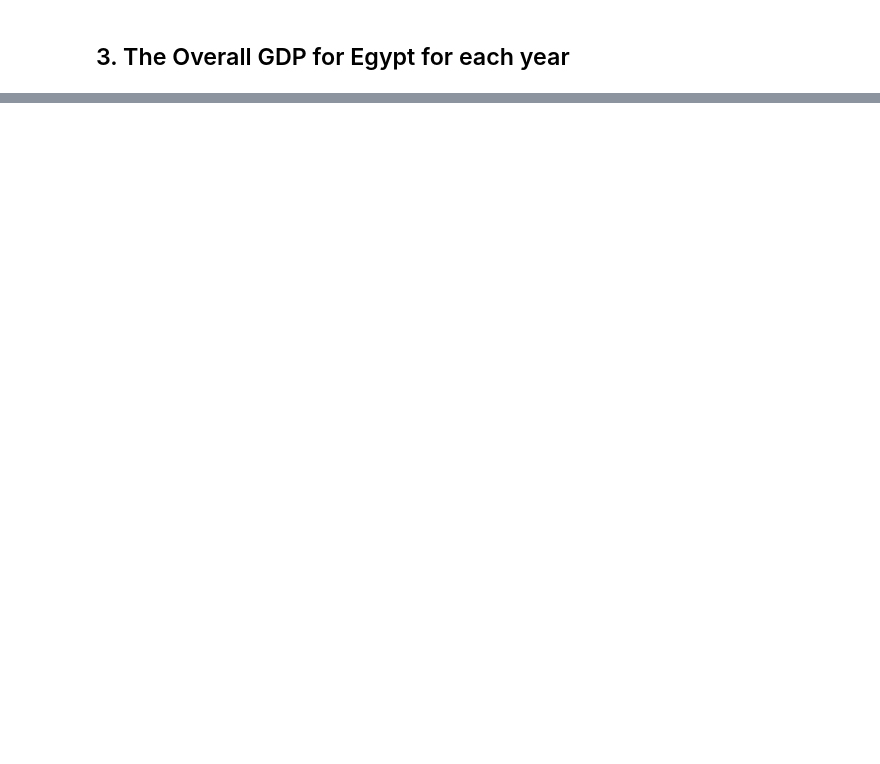
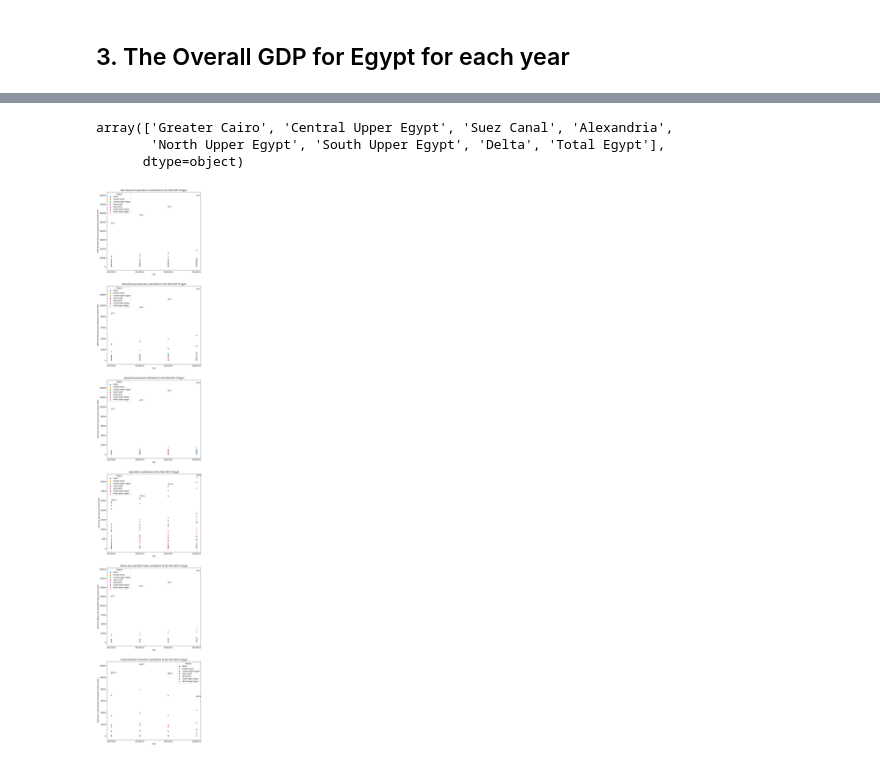
Before and after one commit to OmdenaAI/giza-egypt-chapter-analysing-open-data, a Jupyter notebook: src/tasks/task_2_data_visualization/GDP-by-Governorate.ipynb, the cells around one changed output, grey strips where cells are left out. Drawn from its saved outputs; the diff is of its cells as text; code cells hidden in the pictures; blank space fills up the shorter version.

```diff
--- a/src/tasks/task_2_data_visualization/GDP-by-Governorate.ipynb
+++ b/src/tasks/task_2_data_visualization/GDP-by-Governorate.ipynb
@@ -250,0 +339,28 @@ for i, field in enumerate(fields):
+# %%
+region_labels = gdp_data.Region.unique()
+region_labels
+# %% [output]
+array(['Greater Cairo', 'Central Upper Egypt', 'Suez Canal', 'Alexandria',
+       'North Upper Egypt', 'South Upper Egypt', 'Delta', 'Total Egypt'],
+      dtype=object)
+# %%
+gdp_governorates = gdp_data[gdp_data.Governorate.isin(governorates)].sort_values("Year")
+fig, axes = plt.subplots(len(important_fields[:-1]), 1, figsize=(10, len(important_fields[:-1])*10))
+for i, field in enumerate(important_fields[:-1]):
+    ax = axes.ravel()[i]
+    sns.scatterplot(
+        data = gdp_governorates,
+        x = "Year",
+        y = field,
+        ax = ax,
+        hue = "Region",
+        hue_order = gdp_governorates.Region.unique(),
+    )
+    ax.set_ylabel(f"GDP from {field.replace('.', ' ')} (millions EGP)")
+    ax.set_title(f"{field.replace('.', ' ')} contribution to the Total GDP of Egypt")
+    for year in years:
+        sub_data = gdp_governorates[gdp_governorates.Year == year].sort_values(field, ascending=False).reset_index()
+        for j in range(1):
+            ax.annotate(text = sub_data.head(3)["Governorate"][j], xy = (year, sub_data.head(3)[field][j] + 1000), fontsize=8, va = "center", ha = "left", )
+# %% [output]
+[figure, added]
```
Also changed, not shown: parts of 9 cells of this notebook.
